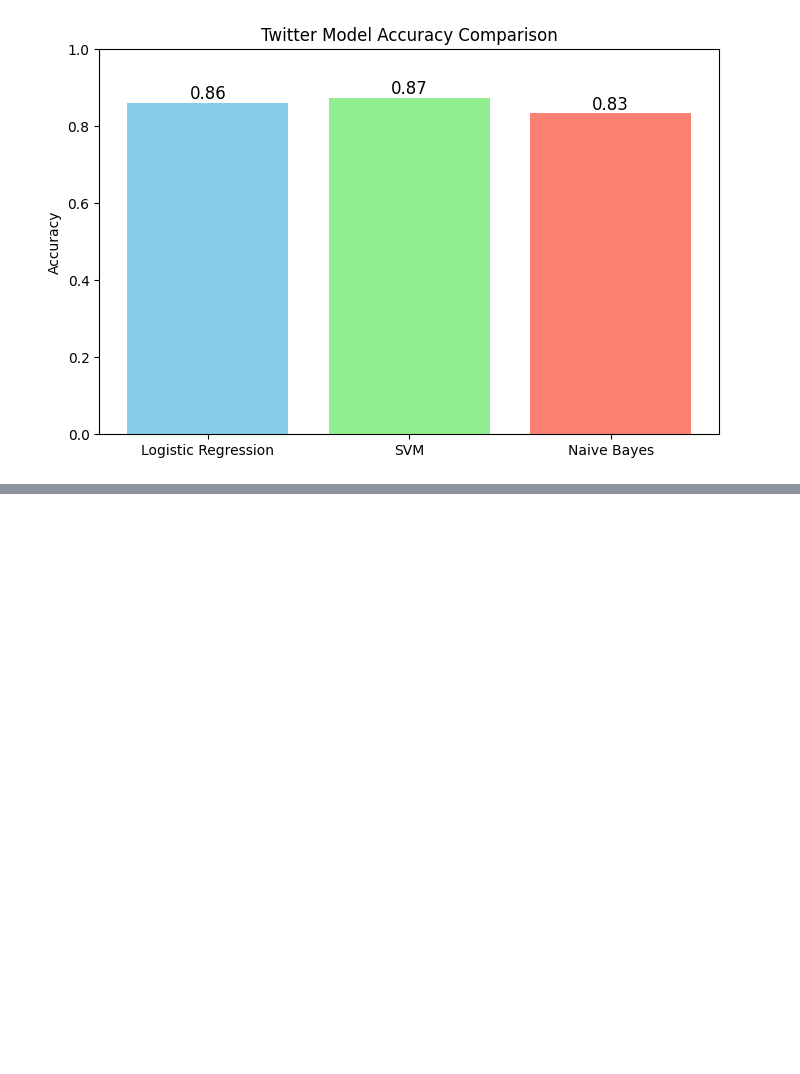
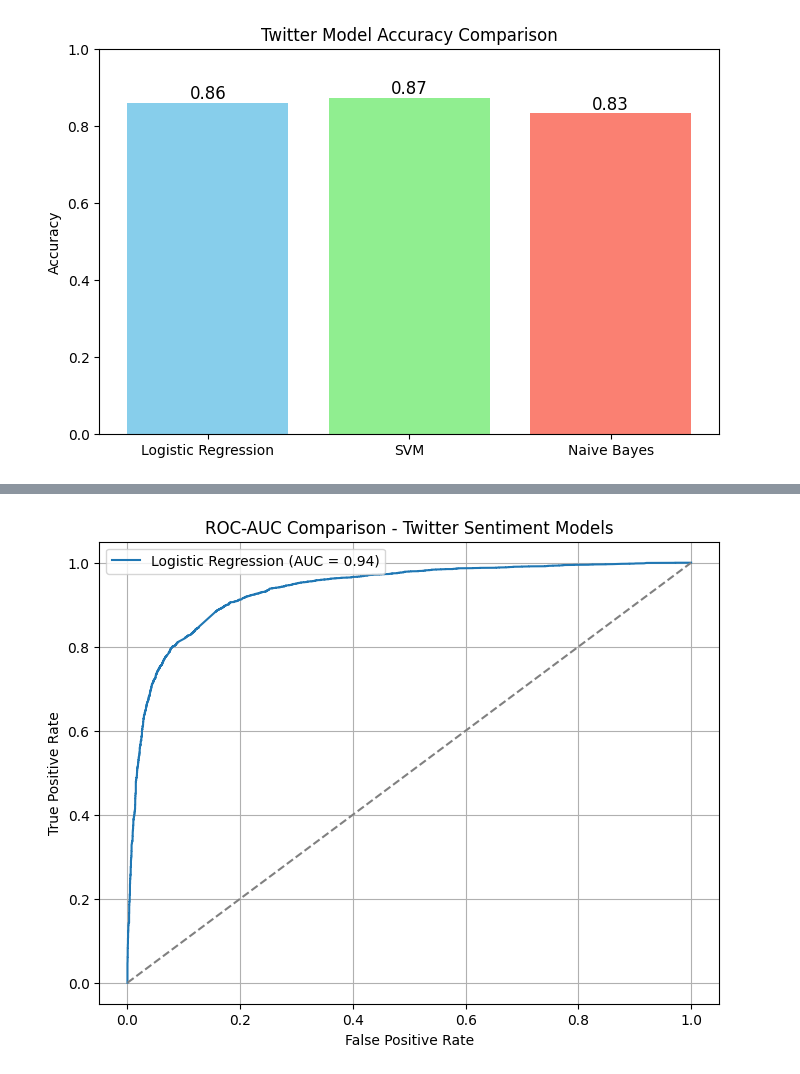
Before and after one commit to Sirisha-collab/Twitter-Sentiment-Analysis, a Jupyter notebook: Twitter_Analysis_with_ML.ipynb, the cells around one changed output, grey strips where cells are left out. Drawn from its saved outputs; the diff is of its cells as text; code cells hidden in the pictures; blank space fills up the shorter version.

```diff
--- a/Twitter_Analysis_with_ML.ipynb
+++ b/Twitter_Analysis_with_ML.ipynb
@@ -310,0 +379,36 @@ plt.show()
+# %%
+from sklearn.feature_extraction.text import TfidfVectorizer
+from sklearn.linear_model import LogisticRegression
+
+vectorizer = TfidfVectorizer(max_features=5000, stop_words="english")
+
+X_train_vec = vectorizer.fit_transform(X_train)
+X_test_vec = vectorizer.transform(X_test)
+
+lr_model = LogisticRegression()
+lr_model.fit(X_train_vec, y_train)
+
+y_pred = lr_model.predict(X_test_vec)
+y_prob = lr_model.predict_proba(X_test_vec)[:, 1]
+# %%
+from sklearn.metrics import roc_curve, auc
+import matplotlib.pyplot as plt
+
+fpr_lr, tpr_lr, _ = roc_curve(y_test, y_prob)
+auc_lr = auc(fpr_lr, tpr_lr)
+# %%
+plt.figure(figsize=(8,6))
+
+plt.plot(fpr_lr, tpr_lr, label=f"Logistic Regression (AUC = {auc_lr:.2f})")
+# baseline
+plt.plot([0, 1], [0, 1], linestyle="--", color="gray")
+
+plt.xlabel("False Positive Rate")
+plt.ylabel("True Positive Rate")
+plt.title("ROC-AUC Comparison - Twitter Sentiment Models")
+plt.legend()
+plt.grid()
+
+plt.show()
+# %% [output]
+[figure, added]
```
Also changed, not shown: parts of 12 cells of this notebook.
